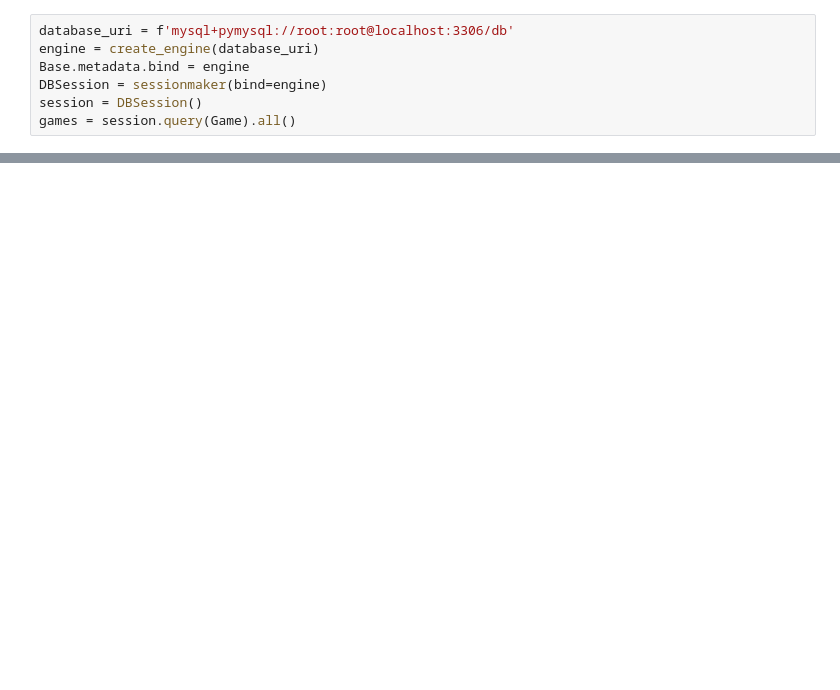
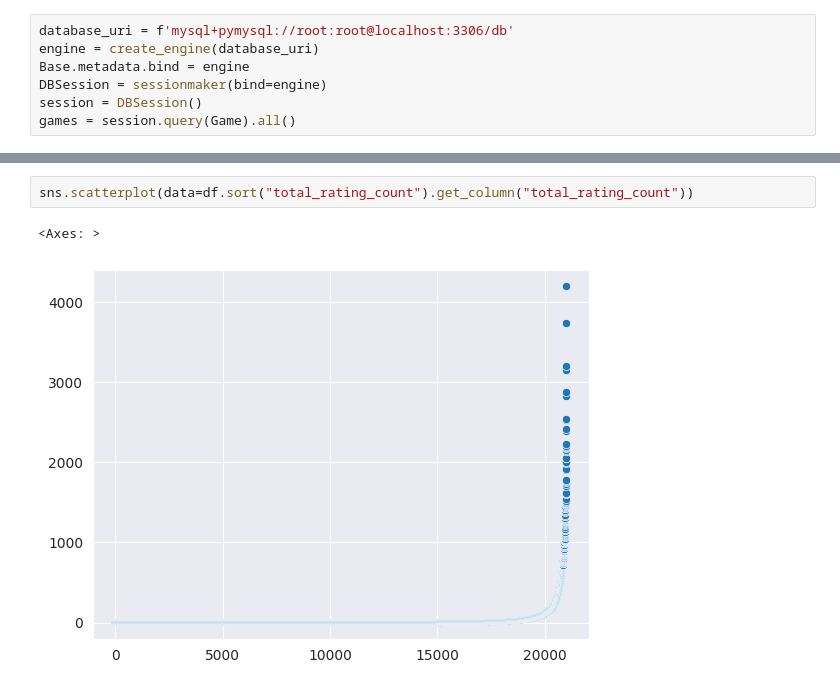
Before and after one commit to anekil/game-on, a Jupyter notebook: backend/website/recommendation/data_overview.ipynb, the cells around one changed output, grey strips where cells are left out. Saved outputs shown, nothing was run; the diff lists cells and outputs as text; blank space fills up the shorter version.

```diff
--- a/backend/website/recommendation/data_overview.ipynb
+++ b/backend/website/recommendation/data_overview.ipynb
@@ -187,0 +322,5 @@ shape: (1_801, 4)
+# %%
+sns.scatterplot(data=df.sort("total_rating_count").get_column("total_rating_count"))
+# %% [output]
+<Axes: >
+[figure, added]
```
Also changed, not shown: parts of 21 cells of this notebook, 4 other files.
